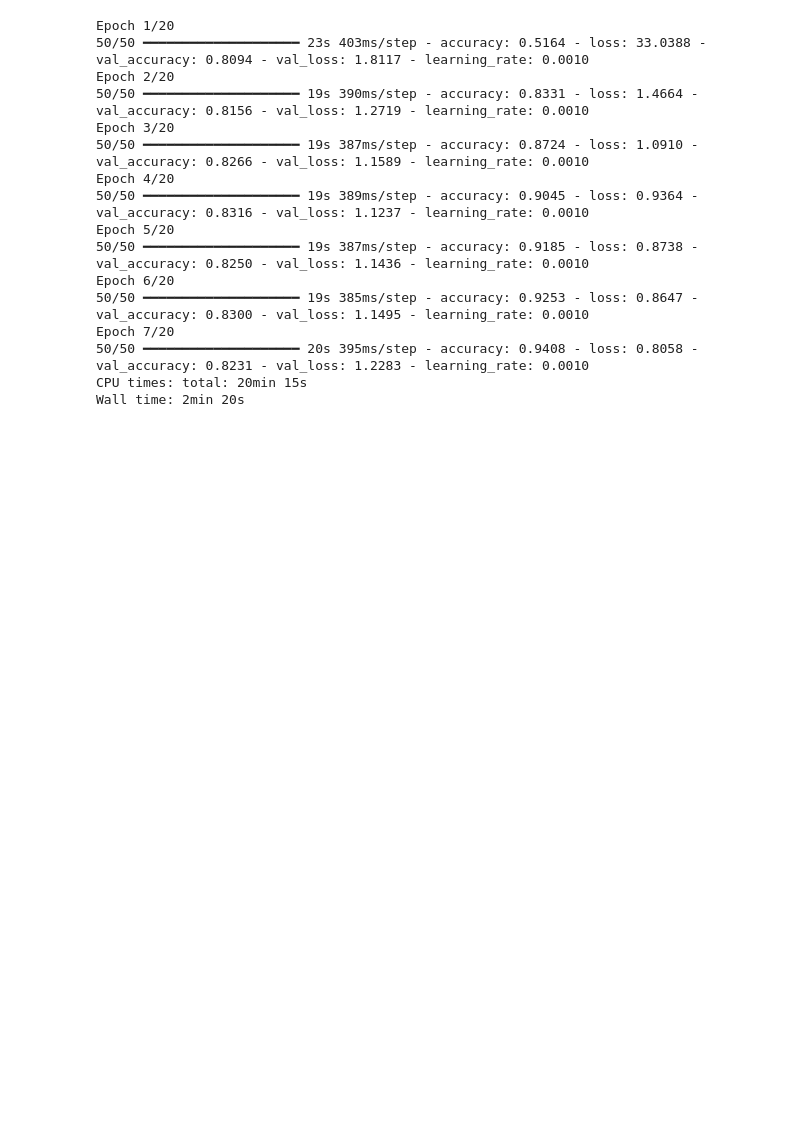
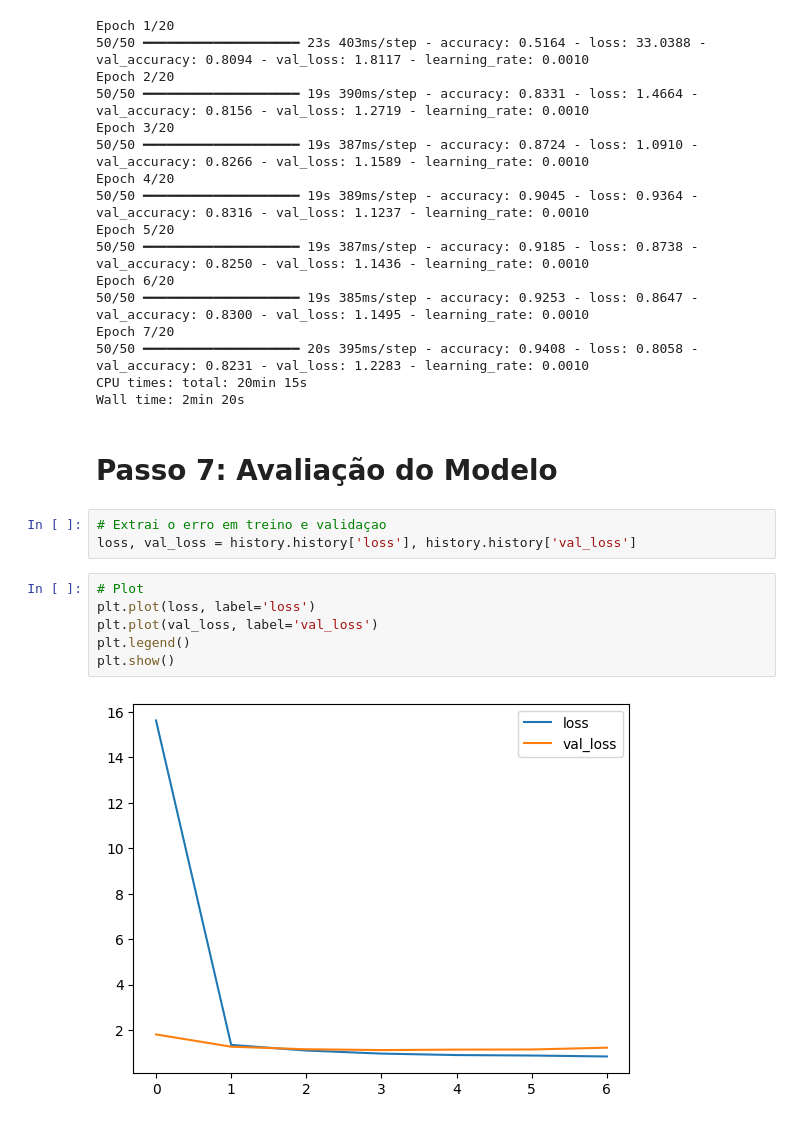
Before and after one commit to angelomedeiros/deep-learning-formacao-ia, a Jupyter notebook: cap7/Projeto2_Inicio_cap7.ipynb, the cells around one changed output. Saved outputs shown, nothing was run; the diff lists cells and outputs as text; blank space fills up the shorter version.

Commit message:
feat: Cap7 - Avaliacao do modelo

```diff
--- a/cap7/Projeto2_Inicio_cap7.ipynb
+++ b/cap7/Projeto2_Inicio_cap7.ipynb
@@ -399,3 +399,16 @@ Epoch 7/20
 50/50 ━━━━━━━━━━━━━━━━━━━━ 20s 395ms/step - accuracy: 0.9408 - loss: 0.8058 - val_accuracy: 0.8231 - val_loss: 1.2283 - learning_rate: 0.0010
 CPU times: total: 20min 15s
 Wall time: 2min 20s
+# %% [markdown]
+# Passo 7: Avaliação do Modelo
+# %%
+# Extrai o erro em treino e validaçao
+loss, val_loss = history.history['loss'], history.history['val_loss']
+# %%
+# Plot
+plt.plot(loss, label='loss')
+plt.plot(val_loss, label='val_loss')
+plt.legend()
+plt.show()
+# %% [output]
+[figure, added]
```
Also changed, not shown: parts of 5 cells of this notebook.
